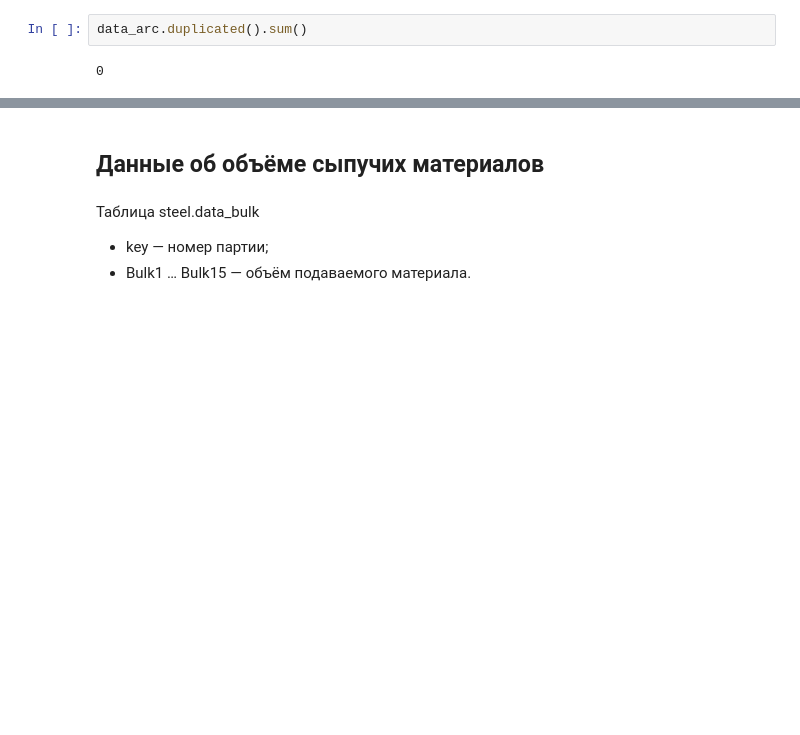
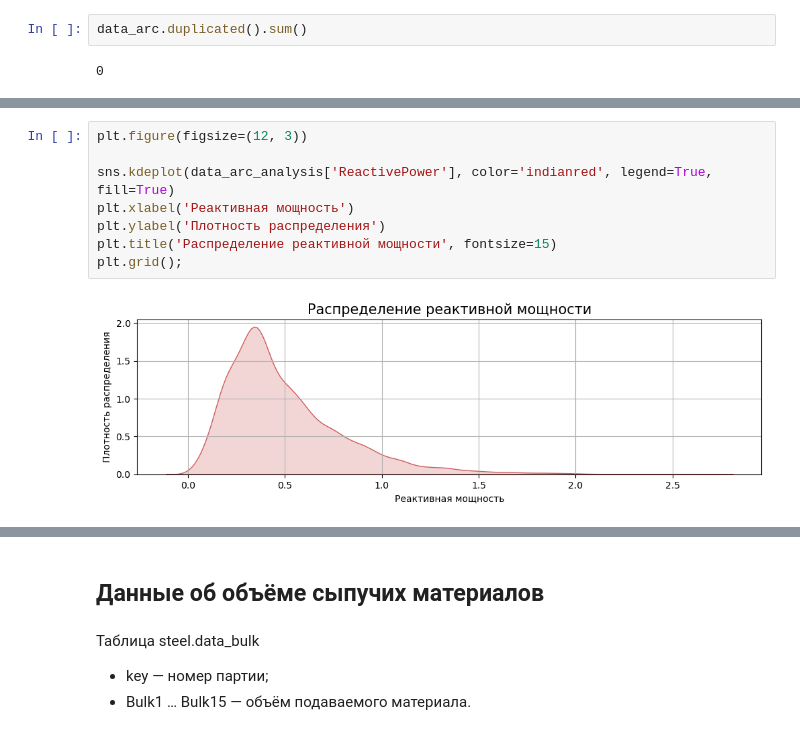
Before and after one commit to VSXV/Data-Science-Projects, a Jupyter notebook: 19. production costs/production costs.ipynb, the cells around one changed output, grey strips where cells are left out. Drawn from its saved outputs; the diff is of its cells as text; blank space fills up the shorter version.

```diff
--- a/19. production costs/production costs.ipynb
+++ b/19. production costs/production costs.ipynb
@@ -120,0 +150,10 @@ data_arc.duplicated().sum()
+# %%
+plt.figure(figsize=(12, 3))
+
+sns.kdeplot(data_arc_analysis['ReactivePower'], color='indianred', legend=True, fill=True)
+plt.xlabel('Реактивная мощность')
+plt.ylabel('Плотность распределения')
+plt.title('Распределение реактивной мощности', fontsize=15)
+plt.grid();
+# %% [output]
+[figure, added]
```
Also changed, not shown: parts of 21 cells of this notebook, 1 other file.
